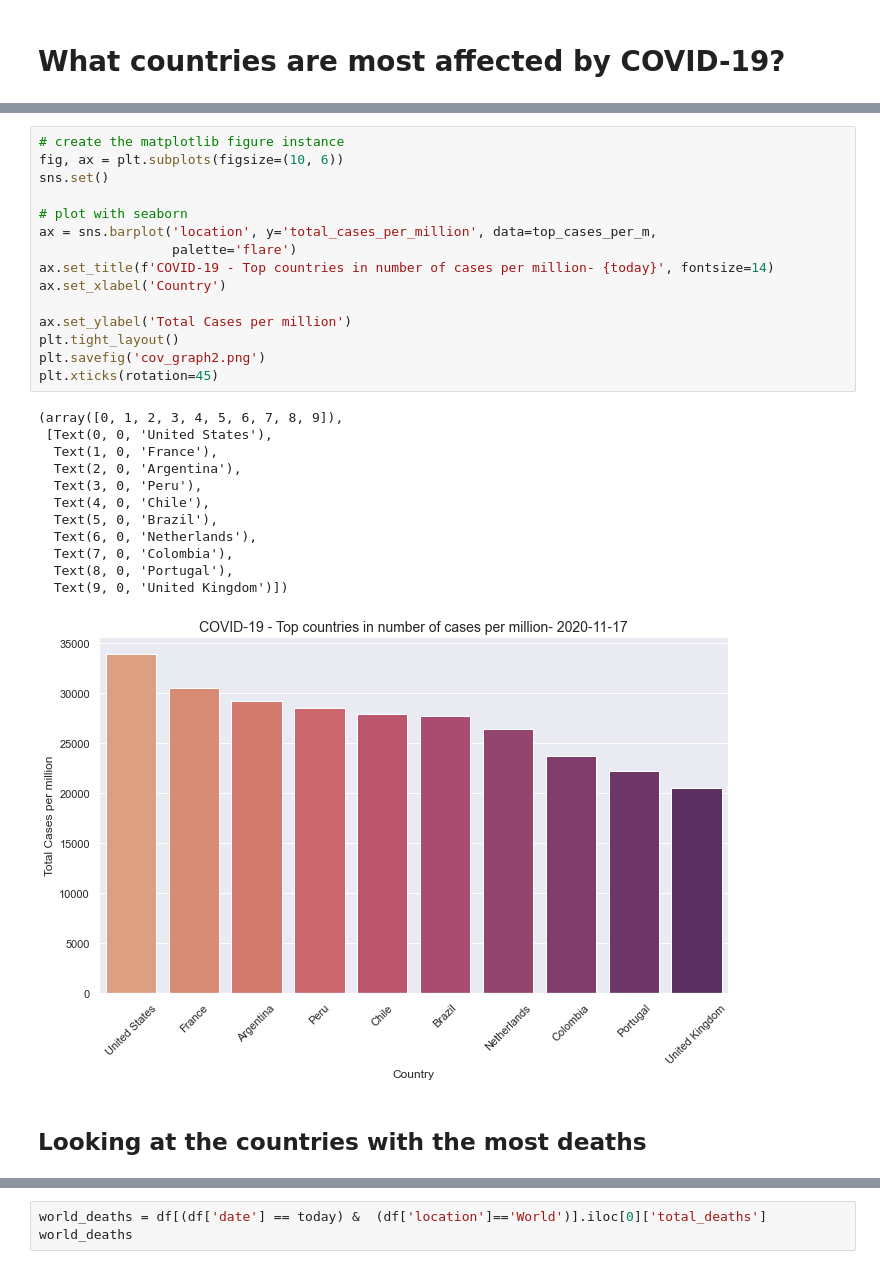
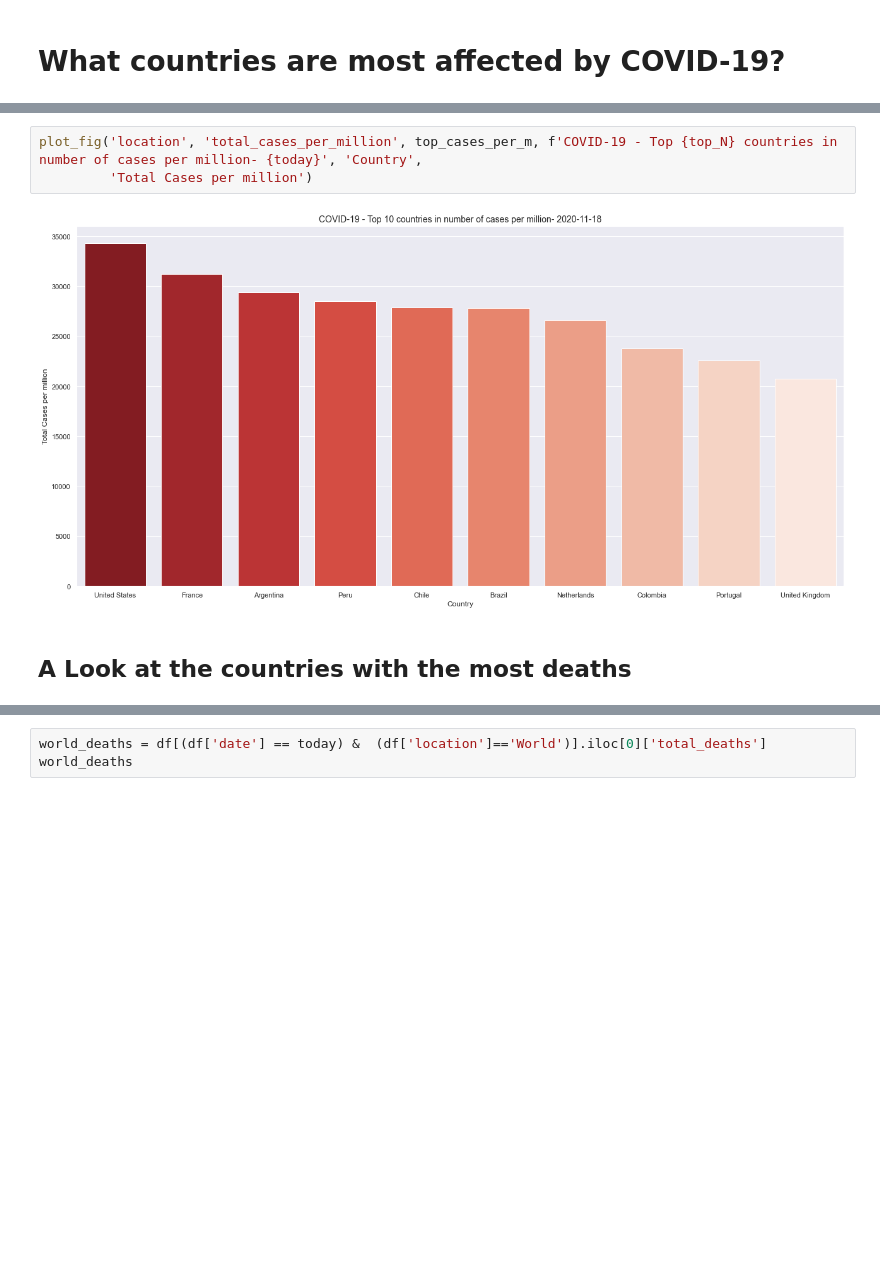
Before and after one commit to lee-hodg/Covid19Study, a Jupyter notebook: CovidStudy.ipynb, the cells around one changed output, grey strips where cells are left out. Saved outputs shown, nothing was run; the diff lists cells and outputs as text; blank space fills up the shorter version.

```diff
--- a/CovidStudy.ipynb
+++ b/CovidStudy.ipynb
@@ -221,30 +252,7 @@ print(top_cases_per_m.to_markdown())
 # %%
-# create the matplotlib figure instance
-fig, ax = plt.subplots(figsize=(10, 6))
-sns.set()
-
-# plot with seaborn
-ax = sns.barplot('location', y='total_cases_per_million', data=top_cases_per_m,
-                 palette='flare')
-ax.set_title(f'COVID-19 - Top countries in number of cases per million- {today}', fontsize=14)
-ax.set_xlabel('Country')
-
-ax.set_ylabel('Total Cases per million')
-plt.tight_layout()
-plt.savefig('cov_graph2.png')
-plt.xticks(rotation=45)
+plot_fig('location', 'total_cases_per_million', top_cases_per_m, f'COVID-19 - Top {top_N} countries in number of cases per million- {today}', 'Country',
+         'Total Cases per million')
 # %% [output]
-(array([0, 1, 2, 3, 4, 5, 6, 7, 8, 9]),
- [Text(0, 0, 'United States'),
-  Text(1, 0, 'France'),
-  Text(2, 0, 'Argentina'),
-  Text(3, 0, 'Peru'),
-  Text(4, 0, 'Chile'),
-  Text(5, 0, 'Brazil'),
-  Text(6, 0, 'Netherlands'),
-  Text(7, 0, 'Colombia'),
-  Text(8, 0, 'Portugal'),
-  Text(9, 0, 'United Kingdom')])
-[figure, old version]
+[figure, new version]
 # %% [markdown]
-## Looking at the countries with the most deaths
+## A Look at the countries with the most deaths
```
Also changed, not shown: parts of 112 cells of this notebook.
